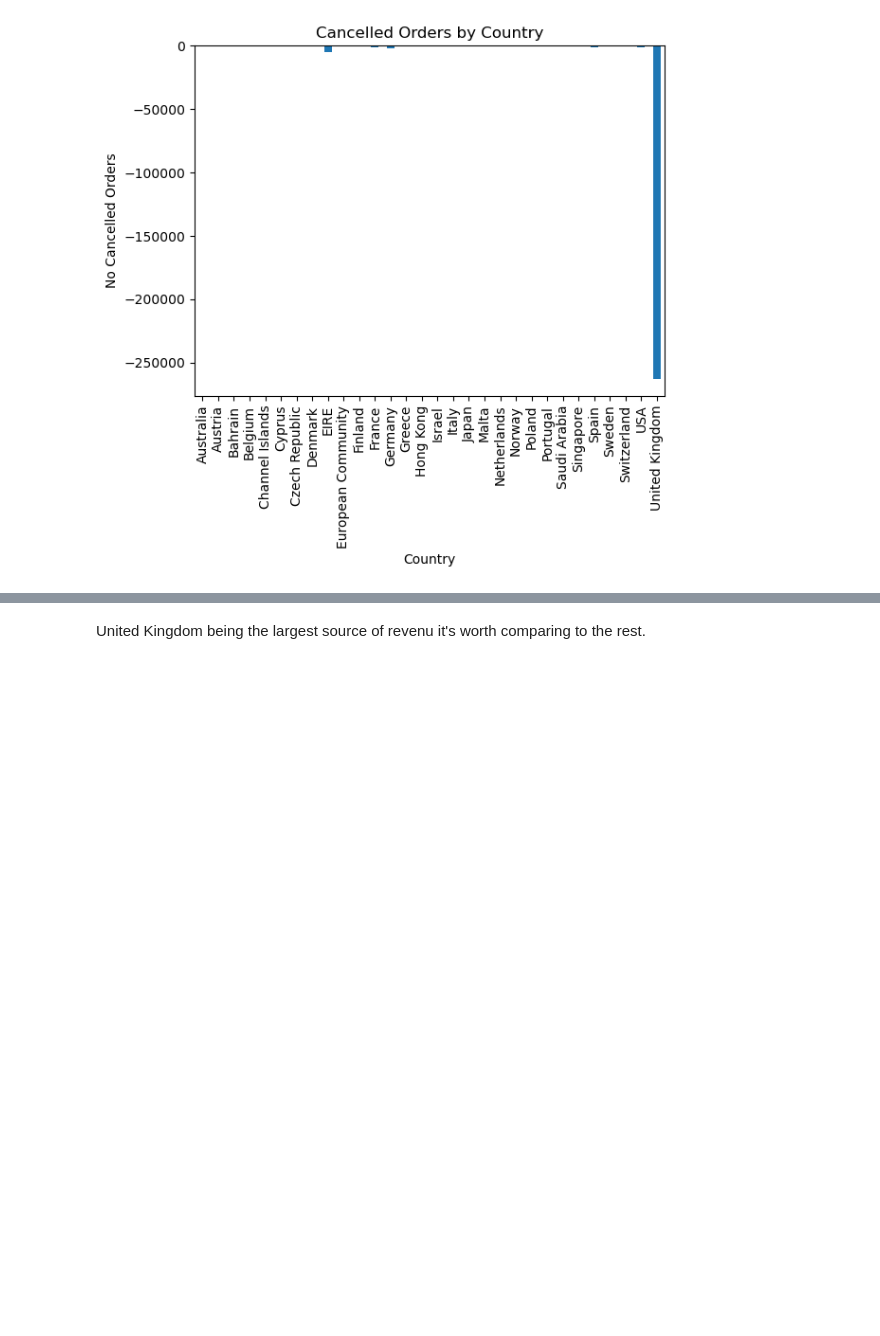
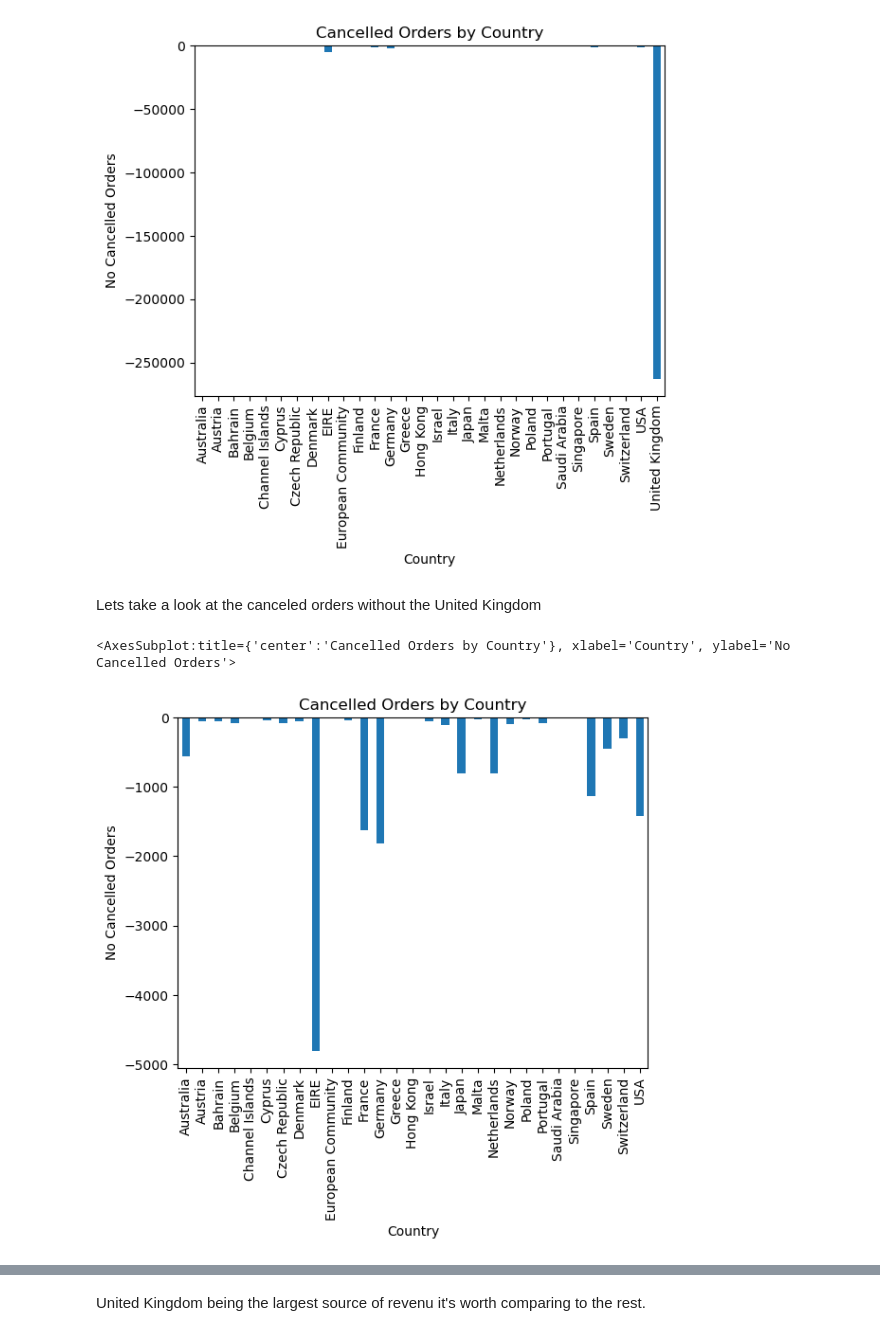
Before and after one commit to ubco-W2022T1-cosc301/project-group31, a Jupyter notebook: notebooks/analysis3.ipynb, the cells around one changed output, grey strips where cells are left out. Saved outputs shown, nothing was run; the diff lists cells and outputs as text; code cells hidden in the pictures; blank space fills up the shorter version.

Commit message:
Created more visualizations + fixed question

```diff
--- a/notebooks/analysis3.ipynb
+++ b/notebooks/analysis3.ipynb
@@ -98,3 +98,16 @@ canceledOrdersByCountry.plot.bar(title="Cancelled Orders by Country", xlabel='Co
 # %% [output]
 <AxesSubplot:title={'center':'Cancelled Orders by Country'}, xlabel='Country', ylabel='No Cancelled Orders'>
 [figure]
+# %% [markdown]
+Lets take a look at the canceled orders without the United Kingdom
+# %%
+canceled = data['InvoiceNo'].str.startswith("C") == True
+filtered_data = data[canceled]
+byeUK = data['Country'].str.startswith("United Kingdom") == False
+finalFiltered = filtered_data[byeUK]
+
+canceledOrdersByCountry = finalFiltered.where(finalFiltered['Quantity']<0).groupby('Country')['Quantity'].sum()
+canceledOrdersByCountry.plot.bar(title="Cancelled Orders by Country", xlabel='Country', ylabel='No Cancelled Orders')
+# %% [output]
+<AxesSubplot:title={'center':'Cancelled Orders by Country'}, xlabel='Country', ylabel='No Cancelled Orders'>
+[figure, added]
```
Also changed, not shown: parts of 5 cells of this notebook.
